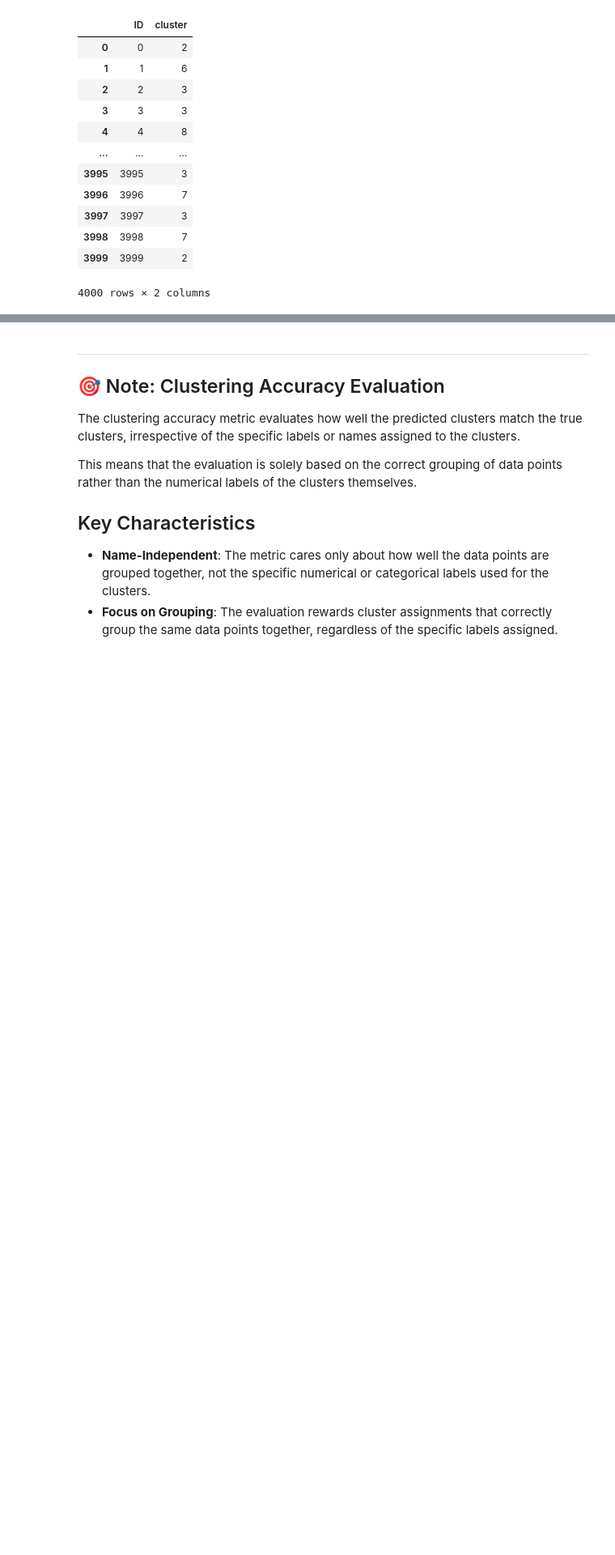
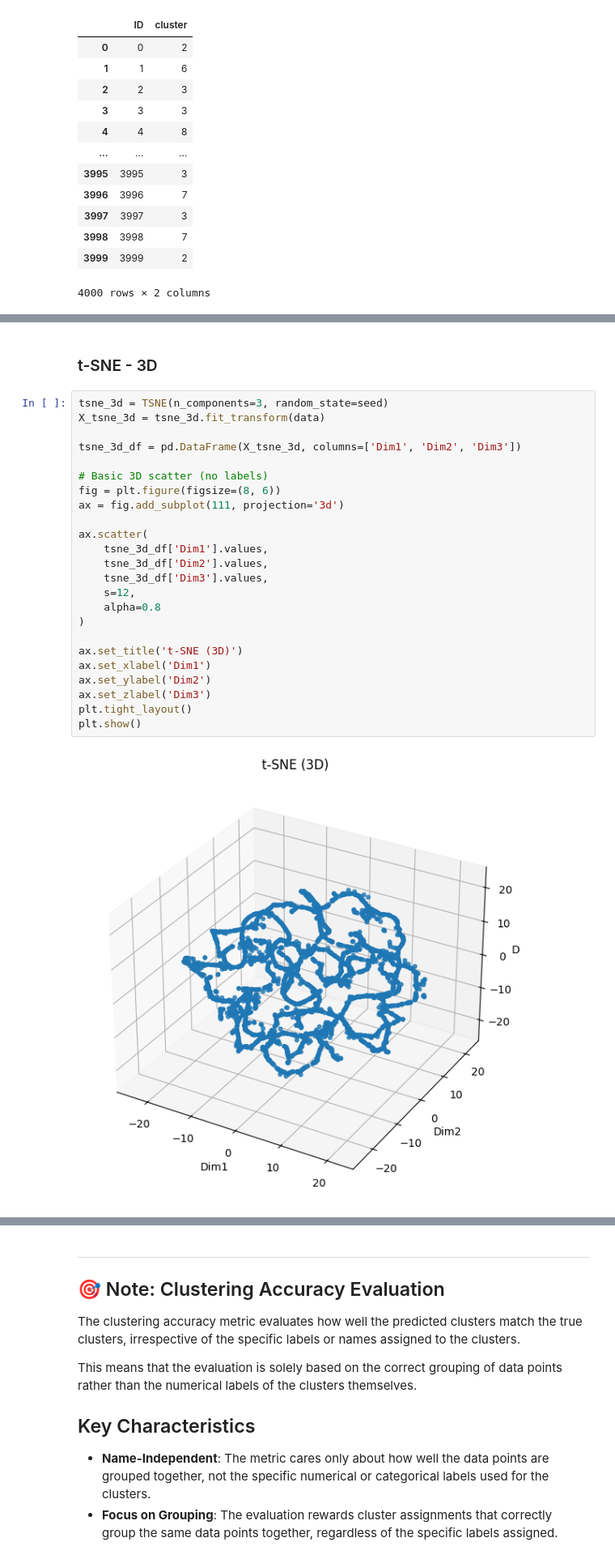
Before and after one commit to jhub04/TDT4172, a Jupyter notebook: Assignment2/Chapter_2.ipynb, the cells around one changed output, grey strips where cells are left out. Shown at 81% size. Cells and saved outputs as stored; diff of their text form; blank space fills up the shorter version.

```diff
--- a/Assignment2/Chapter_2.ipynb
+++ b/Assignment2/Chapter_2.ipynb
@@ -326,0 +386,28 @@ sample_submission
+# %% [markdown]
+### t-SNE - 3D
+# %%
+tsne_3d = TSNE(n_components=3, random_state=seed)
+X_tsne_3d = tsne_3d.fit_transform(data)
+
+tsne_3d_df = pd.DataFrame(X_tsne_3d, columns=['Dim1', 'Dim2', 'Dim3'])
+
+# Basic 3D scatter (no labels)
+fig = plt.figure(figsize=(8, 6))
+ax = fig.add_subplot(111, projection='3d')
+
+ax.scatter(
+    tsne_3d_df['Dim1'].values,
+    tsne_3d_df['Dim2'].values,
+    tsne_3d_df['Dim3'].values,
+    s=12,
+    alpha=0.8
+)
+
+ax.set_title('t-SNE (3D)')
+ax.set_xlabel('Dim1')
+ax.set_ylabel('Dim2')
+ax.set_zlabel('Dim3')
+plt.tight_layout()
+plt.show()
+# %% [output]
+[figure, added]
```
Also changed, not shown: parts of 25 cells of this notebook.
